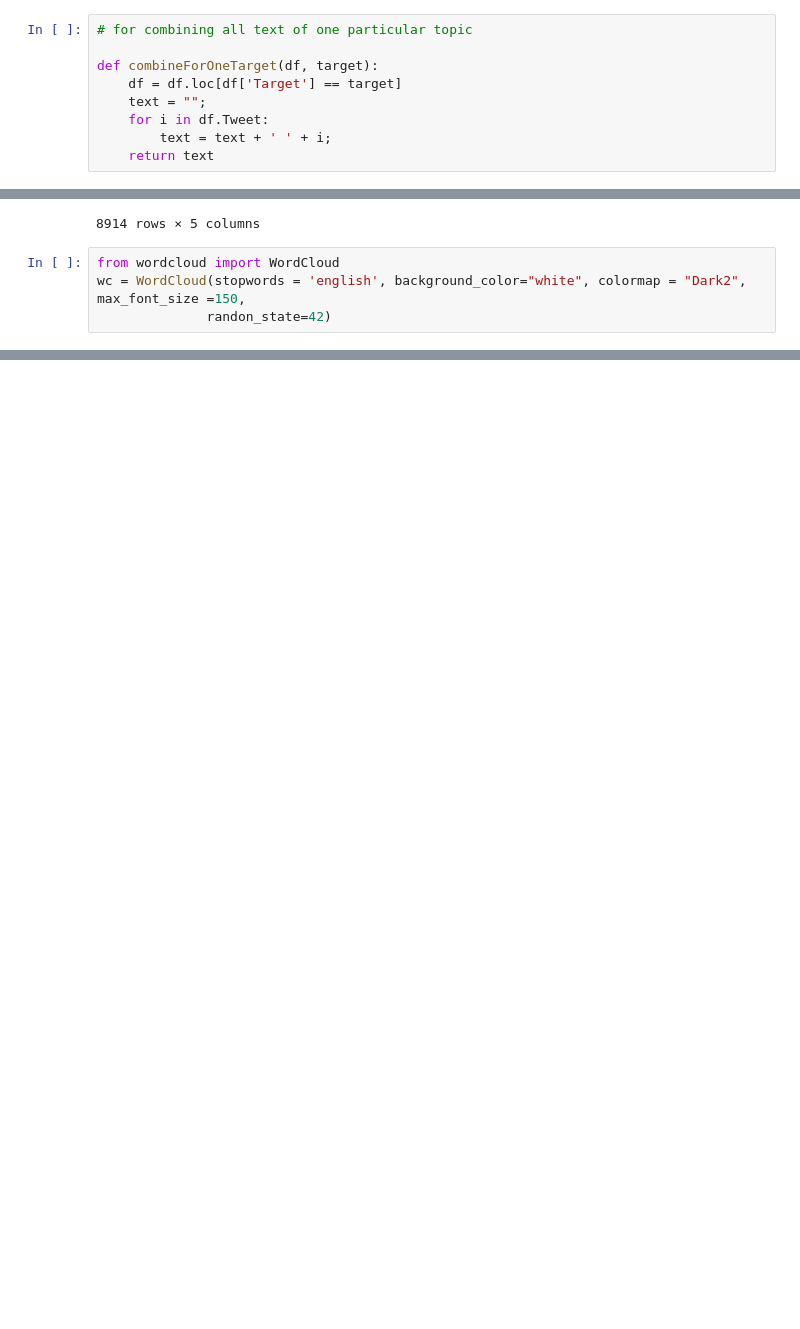
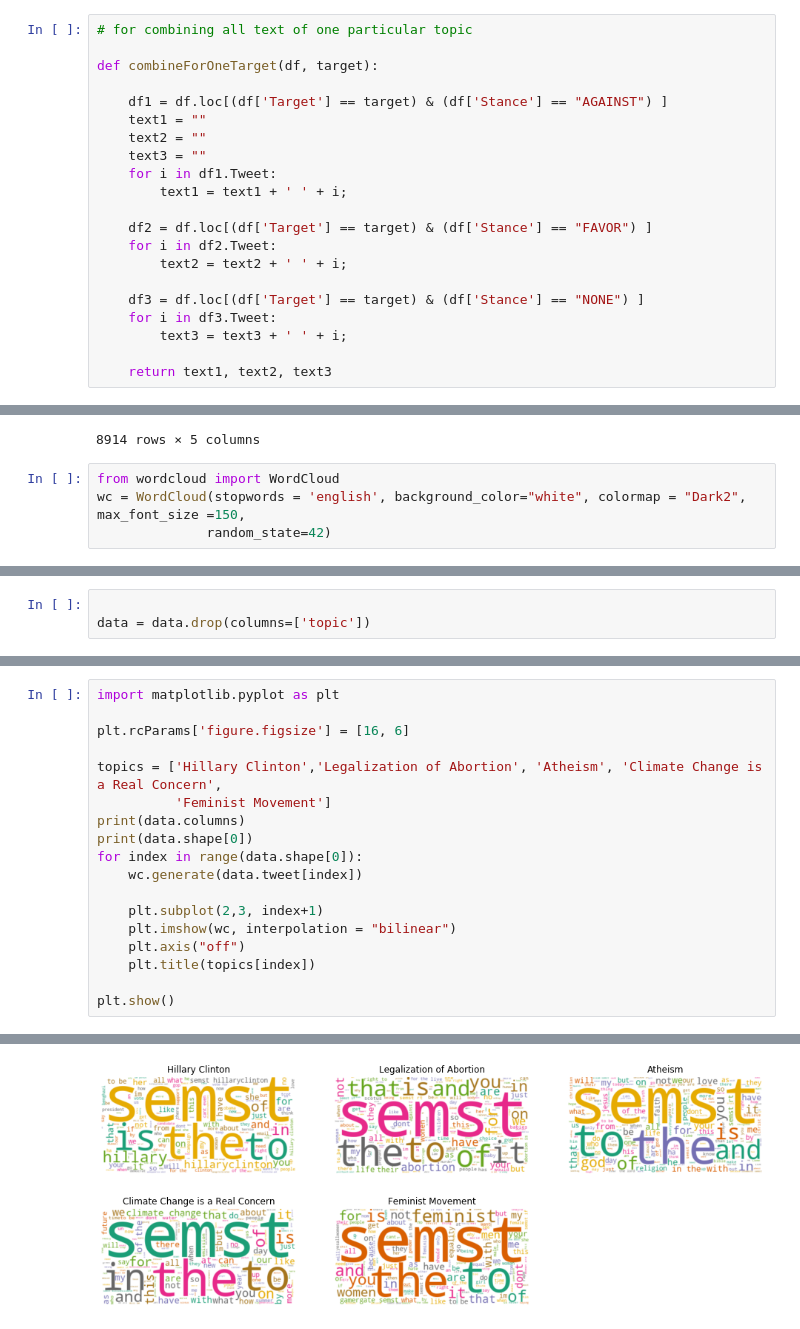
Before and after one commit to HaiderSS/Stance-Classification-in-Tweets, a Jupyter notebook: notebook.ipynb, the cells around one changed output, grey strips where cells are left out. Saved outputs shown, nothing was run; the diff lists cells and outputs as text; blank space fills up the shorter version.

```diff
--- a/notebook.ipynb
+++ b/notebook.ipynb
@@ -31,10 +81,22 @@ data.Tweet = pd.DataFrame(data.Tweet.apply(firstpass))
 # for combining all text of one particular topic
 
 def combineForOneTarget(df, target):
-    df = df.loc[df['Target'] == target]
-    text = "";
-    for i in df.Tweet:
-        text = text + ' ' + i;
-    return text
+
+    df1 = df.loc[(df['Target'] == target) & (df['Stance'] == "AGAINST") ]
+    text1 = ""
+    text2 = ""
+    text3 = ""
+    for i in df1.Tweet:
+        text1 = text1 + ' ' + i;
+
+    df2 = df.loc[(df['Target'] == target) & (df['Stance'] == "FAVOR") ]
+    for i in df2.Tweet:
+        text2 = text2 + ' ' + i;
+
+    df3 = df.loc[(df['Target'] == target) & (df['Stance'] == "NONE") ]
+    for i in df3.Tweet:
+        text3 = text3 + ' ' + i;
+
+    return text1, text2, text3
 # %%
 tempdict = {}
@@ -192,4 +273,4 @@ data
 # %%
 from wordcloud import WordCloud
 wc = WordCloud(stopwords = 'english', background_color="white", colormap = "Dark2", max_font_size =150,
-              randon_state=42)
+              random_state=42)
@@ -197,0 +277,3 @@ ModuleNotFoundError: No module named 'wordcloud'
+# %%
+
+data = data.drop(columns=['topic'])
@@ -197,0 +282,19 @@ ModuleNotFoundError: No module named 'wordcloud'
+# %%
+import matplotlib.pyplot as plt
+
+plt.rcParams['figure.figsize'] = [16, 6]
+
+topics = ['Hillary Clinton','Legalization of Abortion', 'Atheism', 'Climate Change is a Real Concern',
+          'Feminist Movement']
+print(data.columns)
+print(data.shape[0])
+for index in range(data.shape[0]):
+    wc.generate(data.tweet[index])
+
+    plt.subplot(2,3, index+1)
+    plt.imshow(wc, interpolation = "bilinear")
+    plt.axis("off")
+    plt.title(topics[index])
+
+plt.show()
+# %% [output]
@@ -198 +303,2 @@ ModuleNotFoundError: No module named 'wordcloud'
+[figure, added]
 # %%
```
Also changed, not shown: parts of 10 cells of this notebook, 1 other file.
